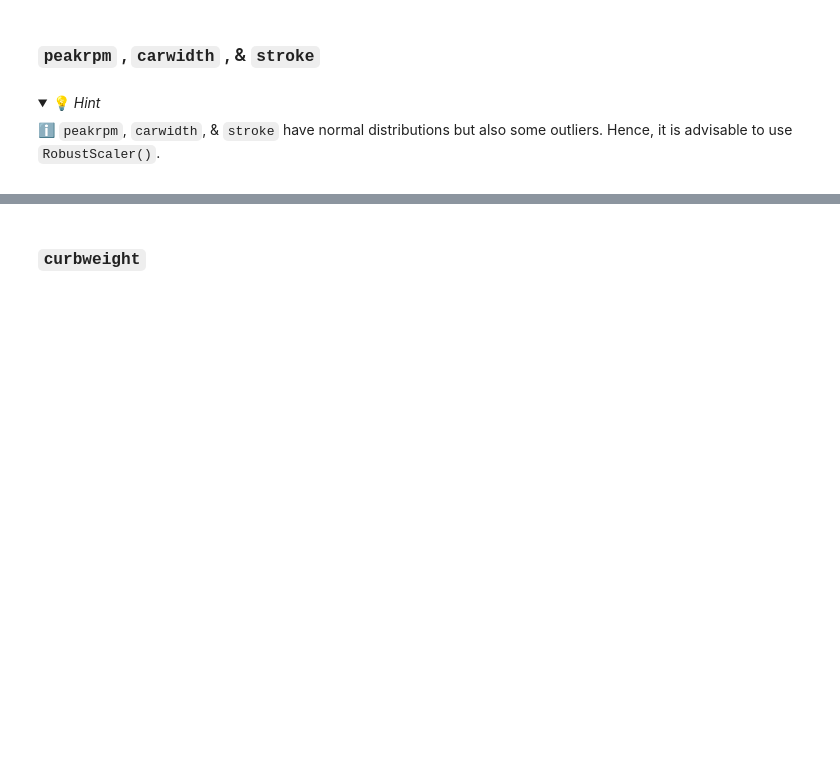
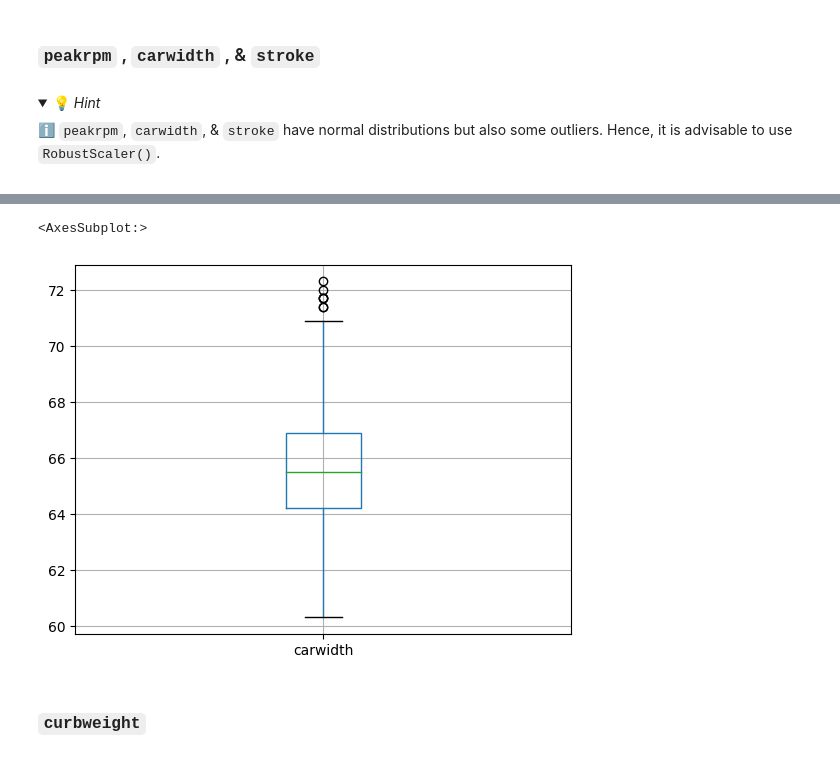
Before and after one commit to ParissaPeimaniyfard/data-car-prices, a Jupyter notebook: Car-Prices.ipynb, the cells around one changed output, grey strips where cells are left out. Cells and saved outputs as stored; diff of their text form; code cells hidden in the pictures; folded sections open; blank space fills up the shorter version.

```diff
--- a/Car-Prices.ipynb
+++ b/Car-Prices.ipynb
@@ -174,0 +222,5 @@ Replace the original columns with the transformed values.
+# %%
+df[['carwidth']].boxplot()
+# %% [output]
+<AxesSubplot:>
+[figure, added]
```
Also changed, not shown: parts of 14 cells of this notebook, 1 other file.
